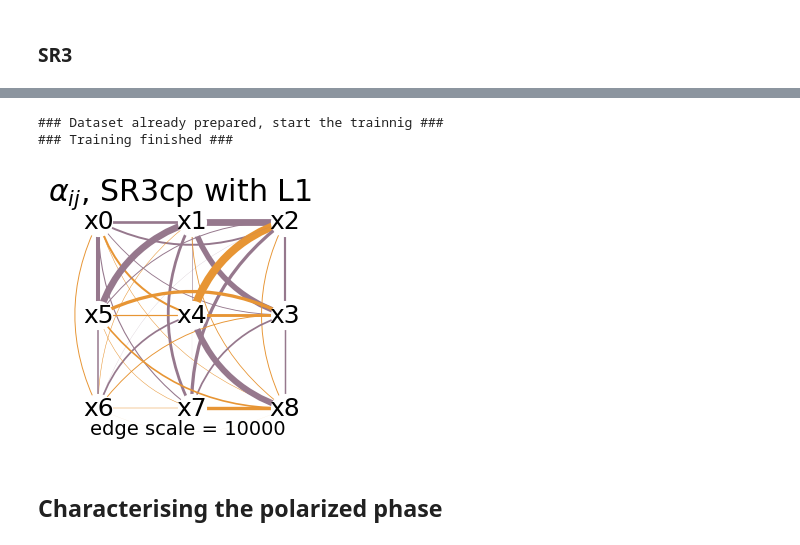
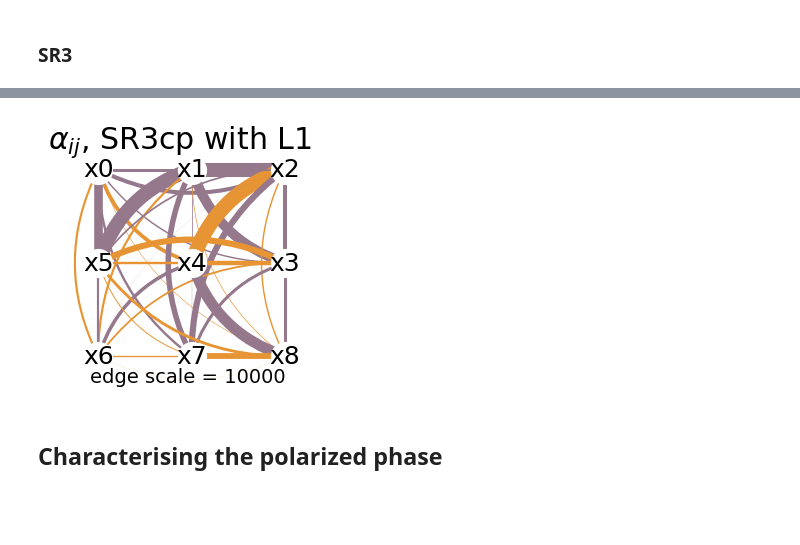
Before and after one commit to qic-ibk/qdisc, a Jupyter notebook: nbs/tutorials/J1J2_tuto2_SR.ipynb, the cells around one changed output, grey strips where cells are left out. Cells and saved outputs as stored; diff of their text form; code cells hidden in the pictures; blank space fills up the shorter version.

```diff
--- a/nbs/tutorials/J1J2_tuto2_SR.ipynb
+++ b/nbs/tutorials/J1J2_tuto2_SR.ipynb
@@ -496,7 +480,7 @@ auc:  0.9995459086368176
 # %% [markdown]
 We see that the learned function successfully characterize the striped phase. However, what is coming out from the structure of the alpha is mostly the NN interactions. Only NN correlations is not enough to separate the striped phase from the polarized phase. Thus, the SR uses NN links to put negatives weights to the configuations coming from the Neel phase, but also uses other (smaller) links to separate the configurations of the striped phase with the one of the polarized phase. Having small links playing an important role motivates the use of the L1 regularization. It has the effect of making the structure of the alpha more sparse.
 # %%
-res = mySR.train(key, dataset_size=2000, L1_reg=5, print_min_results=False)
+res = mySR.train(key, dataset_size=2000, L1_reg=5, print_info=False)
 
 mySR.plot_alpha(topology=topology, edge_scale=20, name='SR1 with L1')
 all_alpha_striped['SR1_L1'] = mySR.model.alpha
@@ -564,7 +546,7 @@ print('auc: ', auc)
 spearman between pred and exact corr:  0.9123445
 auc:  0.9853782581055307
 # %%
-res = mySR.train(key, dataset_size=2000, L1_reg=5, print_min_results=False)
+res = mySR.train(key, dataset_size=2000, L1_reg=5, print_info=False)
 
 mySR.plot_alpha(topology=topology, edge_scale=2, name='SR2 with L1')
 all_alpha_striped['SR2_L1'] = mySR.model.alpha
@@ -638,7 +618,7 @@ small MLP training finished!
 spearman between pred and exact corr:  0.9957388
 auc:  0.9999091817273635
 # %%
-res = mySR.train(key, dataset_size=2000, L1_reg=0.001, print_min_results=False)
+res = mySR.train(key, dataset_size=2000, L1_reg=0.001, print_info=False)
 
 mySR.plot_alpha(topology=topology, edge_scale=100000, name='SR3delta with L1')
 all_alpha_striped['SR3delta_L1'] = mySR.model.alpha
@@ -711,14 +689,12 @@ small MLP training finished!
 spearman between pred and exact corr:  0.8544463
 auc:  0.9323403868858414
 # %%
-res = mySR.train(key, dataset_size=2000, L1_reg=0.001, print_min_results=False)
+res = mySR.train(key, dataset_size=2000, L1_reg=0.001, print_info=False)
 
 mySR.plot_alpha(topology=topology, edge_scale=10000, name='SR3cp with L1')
 all_alpha_striped['SR3cp_L1'] = mySR.model.alpha
 # %% [output]
-### Dataset already prepared, start the trainnig ###
-### Training finished ###
-[figure, old version]
+[figure, new version]
 # %% [markdown]
 ## Characterising the polarized phase
 # %% [markdown]
```
Also changed, not shown: parts of 44 cells of this notebook, 6 other files.
